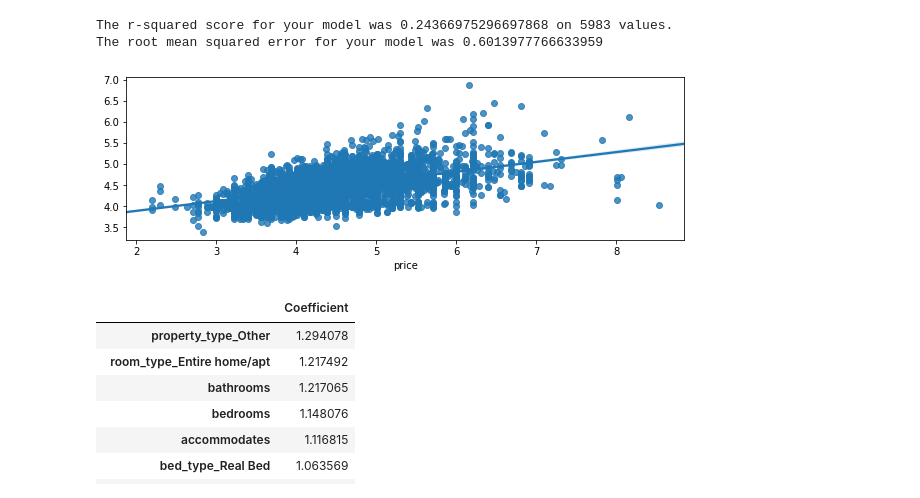
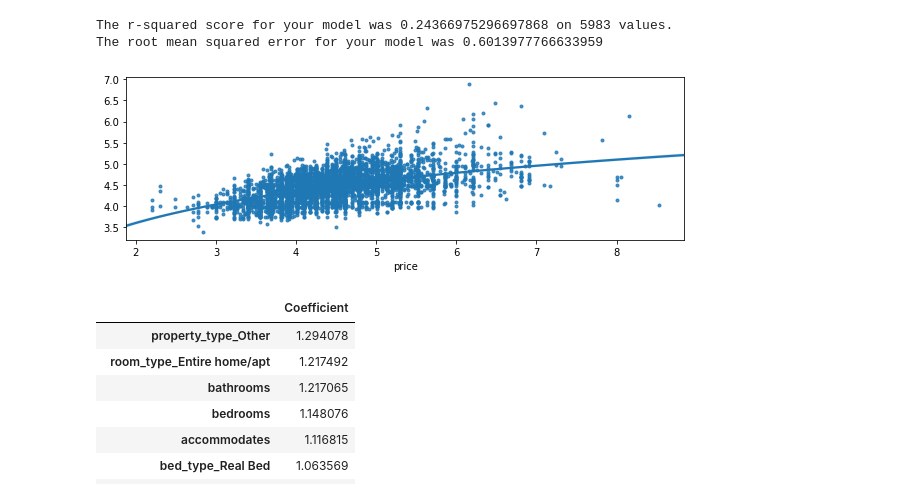
Before and after one commit to BigCarl89/airbnb-milan, a Jupyter notebook: airbnb-milan-def.ipynb, the cells around one changed output. Saved outputs shown, nothing was run; the diff lists cells and outputs as text; code cells hidden in the pictures.

```diff
--- a/airbnb-milan-def.ipynb
+++ b/airbnb-milan-def.ipynb
@@ -2076,9 +2078,9 @@ The r-squared score for your model was 0.24366975296697868 on 5983 values.
 The root mean squared error for your model was 0.6013977766633959
 # %%
 fig = plt.figure(figsize=(10,3))
-sns.regplot(y_test,y_test_preds);
+sns.regplot(y_test,y_test_preds, logx=True, marker='.');
 # %% [output]
-[figure, old version]
+[figure, new version]
 # %%
 pd.DataFrame(np.exp(lm_model.coef_), X.columns, columns=['Coefficient']).sort_values(by='Coefficient',ascending=False)
 # %% [output]
```
Also changed, not shown: parts of 10 cells of this notebook.
